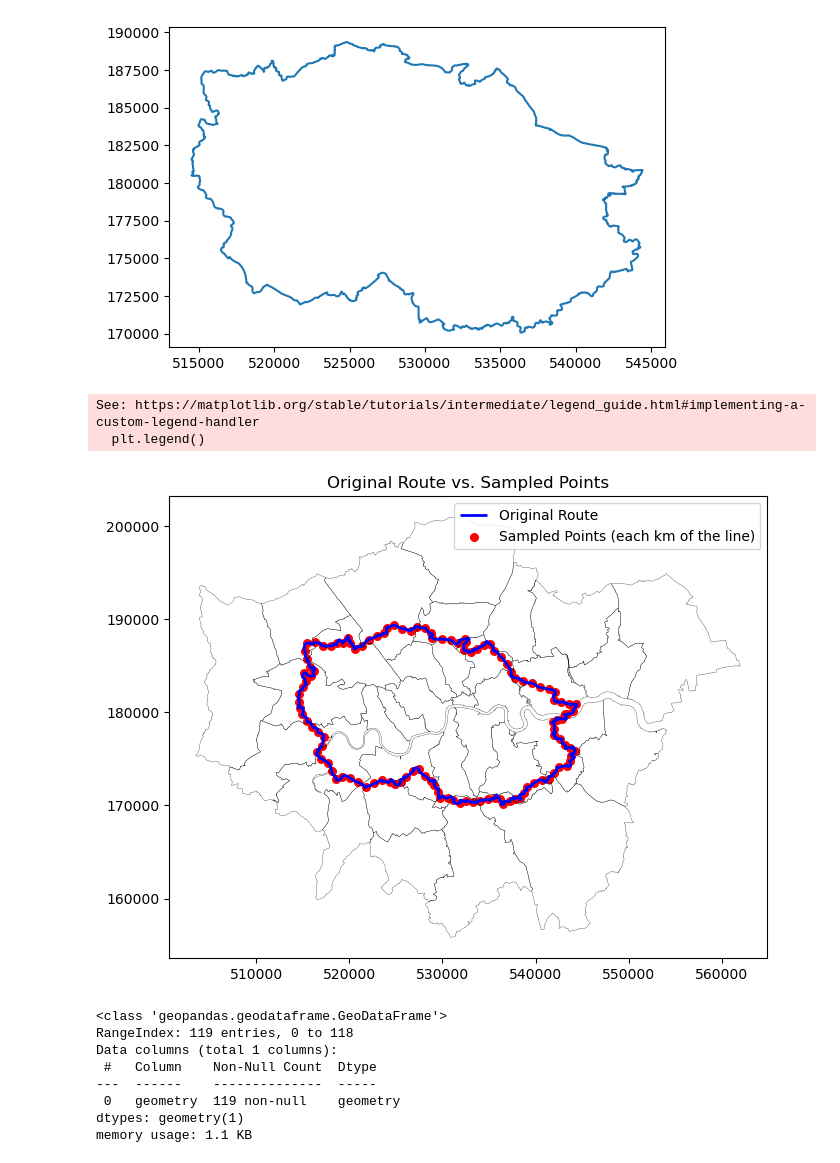
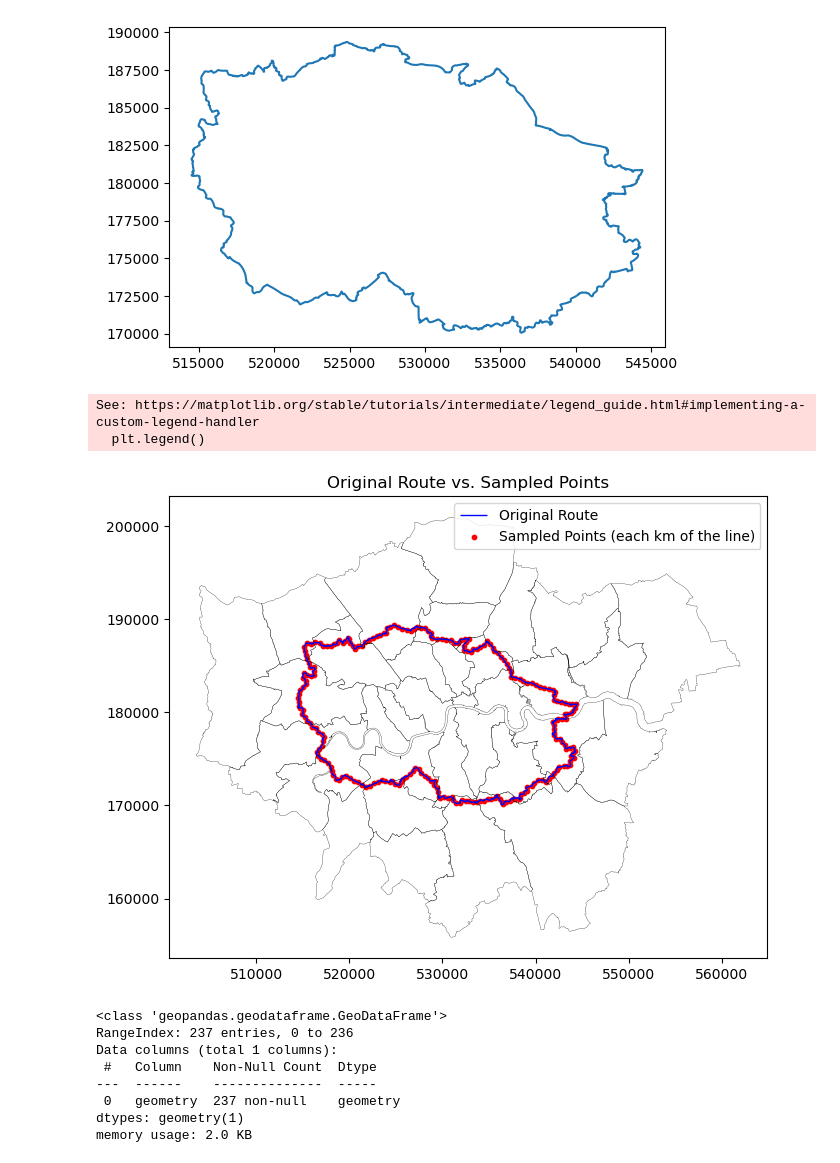
Before and after one commit to a-saveleva/casa0003_ind_work, a Jupyter notebook: indwork_data_load.ipynb, the cells around one changed output. Saved outputs shown, nothing was run; the diff lists cells and outputs as text; code cells hidden in the pictures.

```diff
--- a/indwork_data_load.ipynb
+++ b/indwork_data_load.ipynb
@@ -33,7 +34,7 @@ capital_ring_line.plot()
 # %%
 line = capital_ring_line.iloc[0].geometry  # Extract the LineString geometry
 
-interval = 1000
+interval = 500
 distances = range(0, int(line.length), interval)
 sampled_points = [line.interpolate(d) for d in distances]
 
@@ -41,29 +42,29 @@ capital_ring_line_sampled_points = gpd.GeoDataFrame(geometry=sampled_points, crs
 # %%
 # Plot line and sampled points
 fig, ax = plt.subplots(figsize=(10, 6))
-capital_ring_line.plot(ax=ax, color='blue', linewidth=2, label="Original Route")
-capital_ring_line_sampled_points.plot(ax=ax, color='red', markersize=30, label="Sampled Points (each km of the line)")
+capital_ring_line.plot(ax=ax, color='blue', linewidth=1, label="Original Route")
+capital_ring_line_sampled_points.plot(ax=ax, color='red', markersize=10, label="Sampled Points (each km of the line)")
 boro_gdf.plot(ax=ax, edgecolor='black', facecolor='none', linewidth=0.2, label="City of London")
 
 ax.set_aspect('equal')
 plt.legend()
 plt.title("Original Route vs. Sampled Points")
 plt.show()
 # %% [output]
 See: https://matplotlib.org/stable/tutorials/intermediate/legend_guide.html#implementing-a-custom-legend-handler
   plt.legend()
-[figure, old version]
+[figure, new version]
 # %%
 capital_ring_line_sampled_points.info()
 # %% [output]
 <class 'geopandas.geodataframe.GeoDataFrame'>
-RangeIndex: 119 entries, 0 to 118
+RangeIndex: 237 entries, 0 to 236
 Data columns (total 1 columns):
  #   Column    Non-Null Count  Dtype
 ---  ------    --------------  -----
- 0   geometry  119 non-null    geometry
+ 0   geometry  237 non-null    geometry
 dtypes: geometry(1)
-memory usage: 1.1 KB
+memory usage: 2.0 KB
 # %%
 # Load environment variables from the .env file
 load_dotenv()
```
Also changed, not shown: parts of 34 cells of this notebook.
